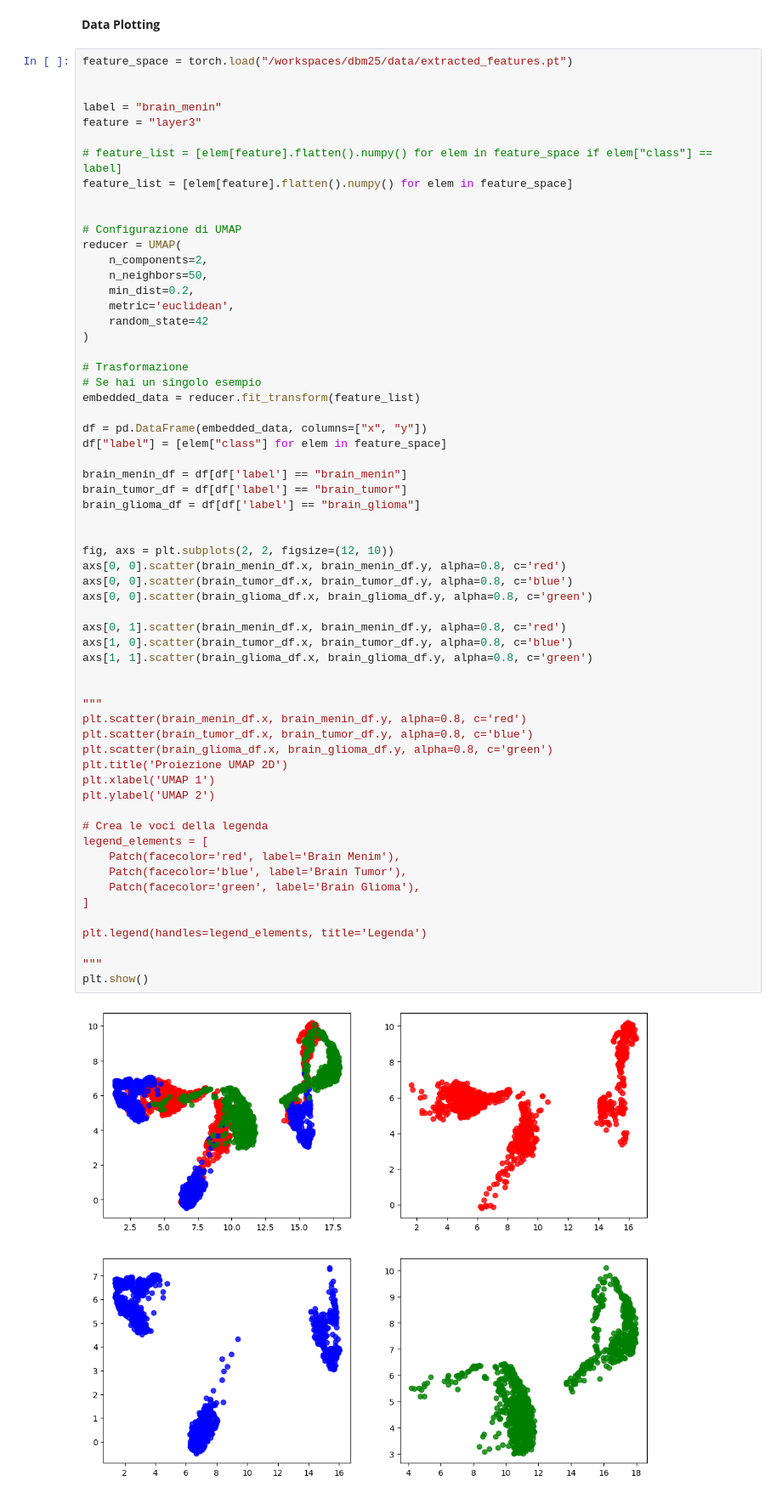
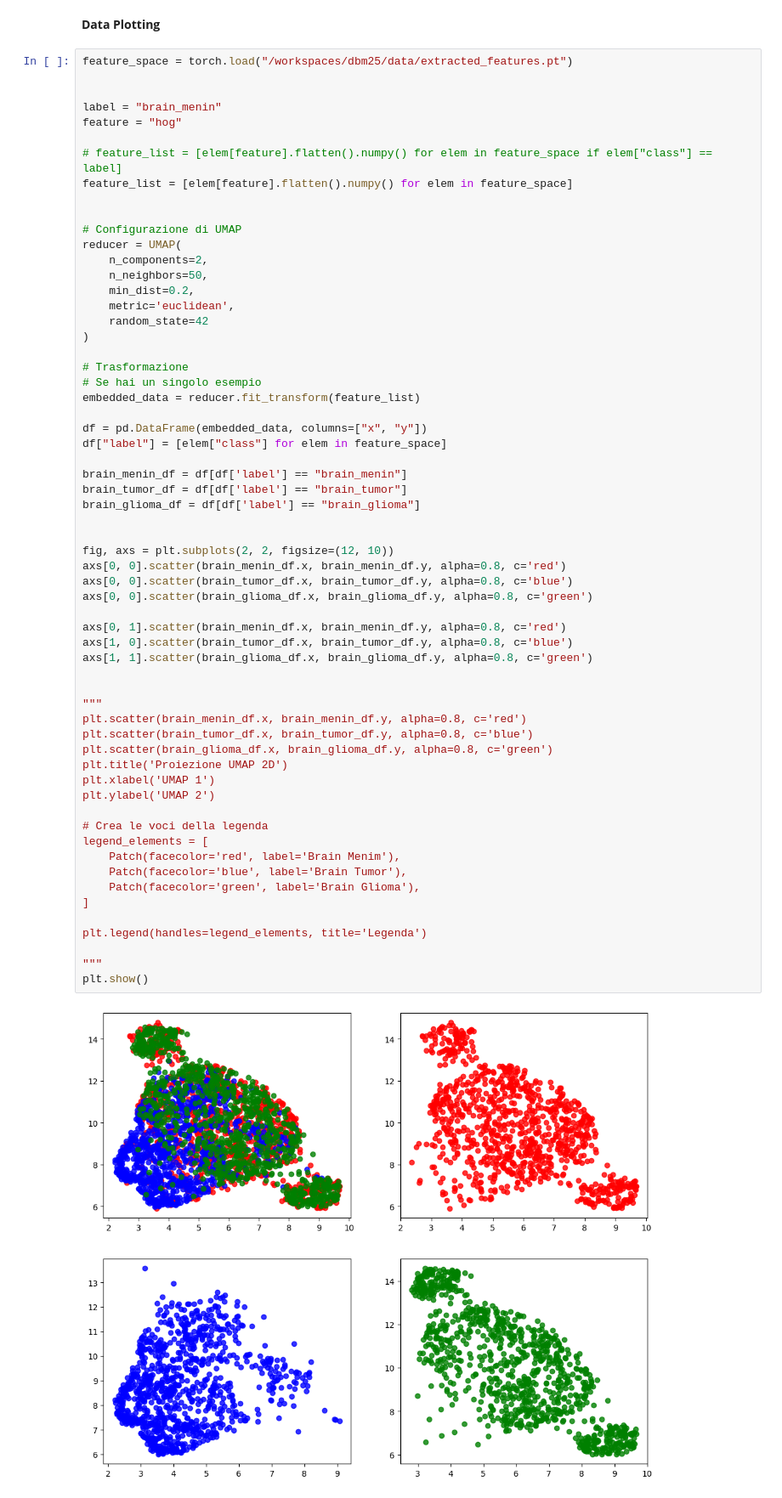
Before and after one commit to VittuD/dbm25, a Jupyter notebook: task_8/task_8_clustering.ipynb, the cells around one changed output. Shown: that part at 85% size. Cells and saved outputs as stored; diff of their text form.

```diff
--- a/task_8/task_8_clustering.ipynb
+++ b/task_8/task_8_clustering.ipynb
@@ -16,7 +16,7 @@ feature_space = torch.load("/workspaces/dbm25/data/extracted_features.pt")
 
 
 label = "brain_menin"
-feature = "layer3"
+feature = "hog"
 
 # feature_list = [elem[feature].flatten().numpy() for elem in feature_space if elem["class"] == label]
 feature_list = [elem[feature].flatten().numpy() for elem in feature_space]
@@ -46,34 +46,34 @@ brain_glioma_df = df[df['label'] == "brain_glioma"]
 fig, axs = plt.subplots(2, 2, figsize=(12, 10))
 axs[0, 0].scatter(brain_menin_df.x, brain_menin_df.y, alpha=0.8, c='red')
 axs[0, 0].scatter(brain_tumor_df.x, brain_tumor_df.y, alpha=0.8, c='blue')
 axs[0, 0].scatter(brain_glioma_df.x, brain_glioma_df.y, alpha=0.8, c='green')
 
 axs[0, 1].scatter(brain_menin_df.x, brain_menin_df.y, alpha=0.8, c='red')
 axs[1, 0].scatter(brain_tumor_df.x, brain_tumor_df.y, alpha=0.8, c='blue')
 axs[1, 1].scatter(brain_glioma_df.x, brain_glioma_df.y, alpha=0.8, c='green')
 
 
 """
 plt.scatter(brain_menin_df.x, brain_menin_df.y, alpha=0.8, c='red')
 plt.scatter(brain_tumor_df.x, brain_tumor_df.y, alpha=0.8, c='blue')
 plt.scatter(brain_glioma_df.x, brain_glioma_df.y, alpha=0.8, c='green')
 plt.title('Proiezione UMAP 2D')
 plt.xlabel('UMAP 1')
 plt.ylabel('UMAP 2')
 
 # Crea le voci della legenda
 legend_elements = [
     Patch(facecolor='red', label='Brain Menim'),
     Patch(facecolor='blue', label='Brain Tumor'),
     Patch(facecolor='green', label='Brain Glioma'),
 ]
 
 plt.legend(handles=legend_elements, title='Legenda')
 
 """
 plt.show()
 # %% [output]
-[figure, old version]
+[figure, new version]
 # %%
 feature_space = torch.load("/workspaces/dbm25/data/extracted_features.pt")
 
```
Also changed, not shown: 1 other file.
